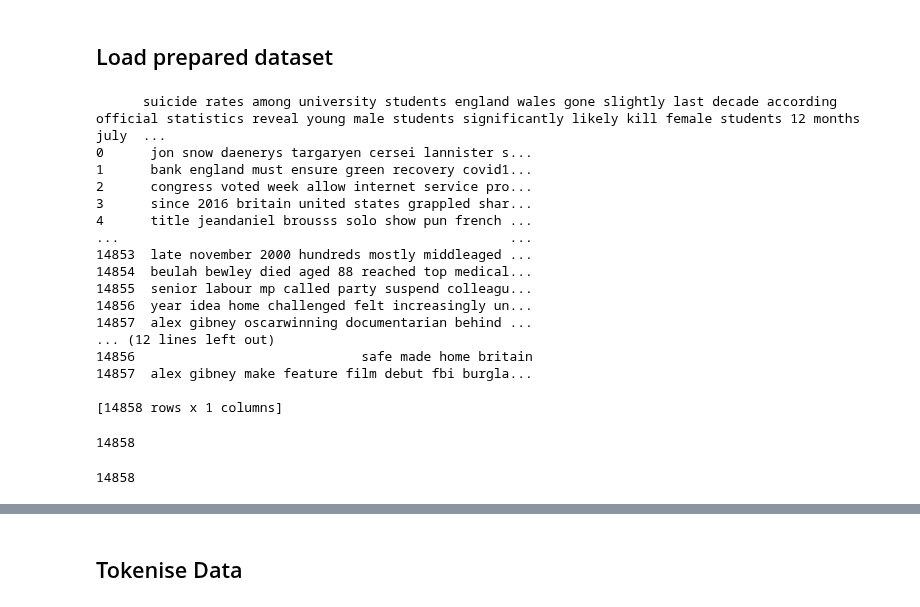
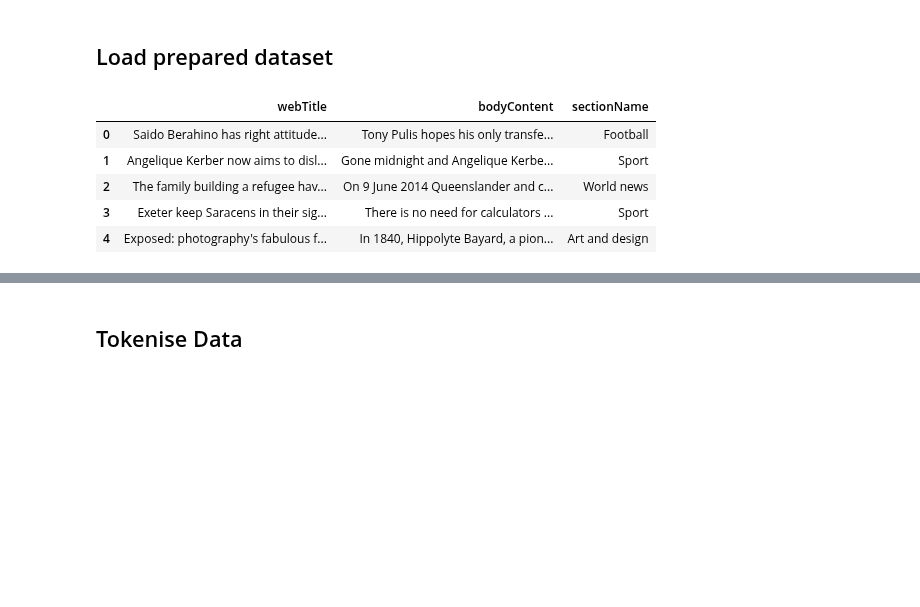
Before and after one commit to rob-sullivan/tu060, a Jupyter notebook: ca-2/attempt-2/04_Generate_News_Headlines.ipynb, the cells around one changed output, grey strips where cells are left out. Cells and saved outputs as stored; diff of their text form; code cells hidden in the pictures; blank space fills up the shorter version.

```diff
--- a/ca-2/attempt-2/04_Generate_News_Headlines.ipynb
+++ b/ca-2/attempt-2/04_Generate_News_Headlines.ipynb
@@ -32,36 +253,14 @@ tf.random.set_seed(2)
 # %% [markdown]
 ## Load prepared dataset
 # %%
-# load array
-X = pd.read_csv('/content/drive/MyDrive/data/X_gen.csv')
-y = pd.read_csv('/content/drive/MyDrive/data/y_gen.csv')
-
-# print the array
-print(X)
-print(y)
+df = pd.read_csv('/content/drive/MyDrive/data/guardian_articles_10_perc.csv') #for colab only
+#df = pd.read_csv('./data/guardian_articles_10_perc.csv')
-# %% [output]
-      suicide rates among university students england wales gone slightly last decade according official statistics reveal young male students significantly likely kill female students 12 months july  ...
-0      jon snow daenerys targaryen cersei lannister s...
-1      bank england must ensure green recovery covid1...
-2      congress voted week allow internet service pro...
-3      since 2016 britain united states grappled shar...
-4      title jeandaniel brousss solo show pun french ...
-...                                                  ...
-14853  late november 2000 hundreds mostly middleaged ...
-14854  beulah bewley died aged 88 reached top medical...
-14855  senior labour mp called party suspend colleagu...
-14856  year idea home challenged felt increasingly un...
-14857  alex gibney oscarwinning documentarian behind ...
-... (12 lines left out)
-14856                             safe made home britain
-14857  alex gibney make feature film debut fbi burgla...
-
-[14858 rows x 1 columns]
-# %%
-len(X)
-# %% [output]
-14858
-# %%
-len(y)
-# %% [output]
-14858
+# %%
+df.head()
+# %% [output]
+|  | webTitle | bodyContent | sectionName |
+| 0 | Saido Berahino has right attitude... | Tony Pulis hopes his only transfe... | Football |
+| 1 | Angelique Kerber now aims to disl... | Gone midnight and Angelique Kerbe... | Sport |
+| 2 | The family building a refugee hav... | On 9 June 2014 Queenslander and c... | World news |
+| 3 | Exeter keep Saracens in their sig... | There is no need for calculators ... | Sport |
+| 4 | Exposed: photography's fabulous f... | In 1840, Hippolyte Bayard, a pion... | Art and design |
```
Also changed, not shown: parts of 49 cells of this notebook, 1 other file.
